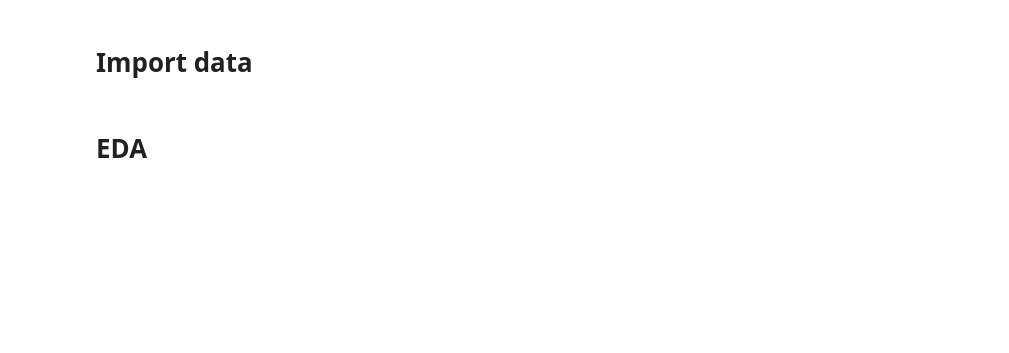
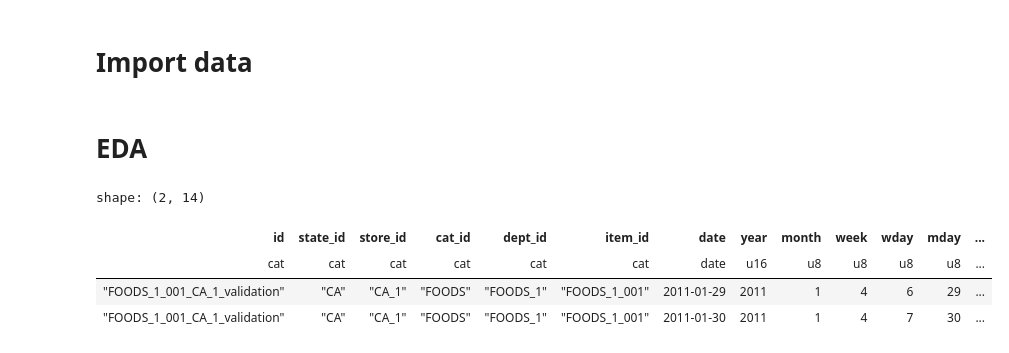
Before and after one commit to njimenez94/m5-forecasting, a Jupyter notebook: notebooks/01_eda.ipynb, the cells around one changed output. Saved outputs shown, nothing was run; the diff lists cells and outputs as text; code cells hidden in the pictures; blank space fills up the shorter version.

```diff
--- a/notebooks/01_eda.ipynb
+++ b/notebooks/01_eda.ipynb
@@ -32,3 +36,11 @@ fig = px.line(annual.to_pandas(),
                   "sales": "Sales"},
 )
 fig.show()
+# %%
+sales_data.head(2)
+# %% [output]
+shape: (2, 14)
+| id | state_id | store_id | cat_id | dept_id | item_id | date | year | month | week | wday | mday | ... |
+| cat | cat | cat | cat | cat | cat | date | u16 | u8 | u8 | u8 | u8 | ... |
+| "FOODS_1_001_CA_1_validation" | "CA" | "CA_1" | "FOODS" | "FOODS_1" | "FOODS_1_001" | 2011-01-29 | 2011 | 1 | 4 | 6 | 29 | ... |
+| "FOODS_1_001_CA_1_validation" | "CA" | "CA_1" | "FOODS" | "FOODS_1" | "FOODS_1_001" | 2011-01-30 | 2011 | 1 | 4 | 7 | 30 | ... |
```
Also changed, not shown: parts of 4 cells of this notebook, 5 other files.
